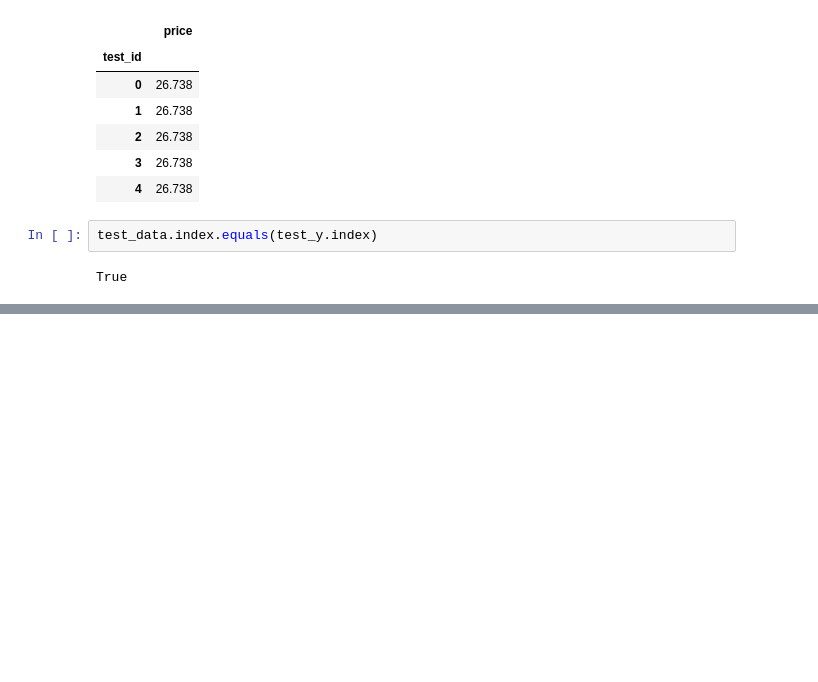
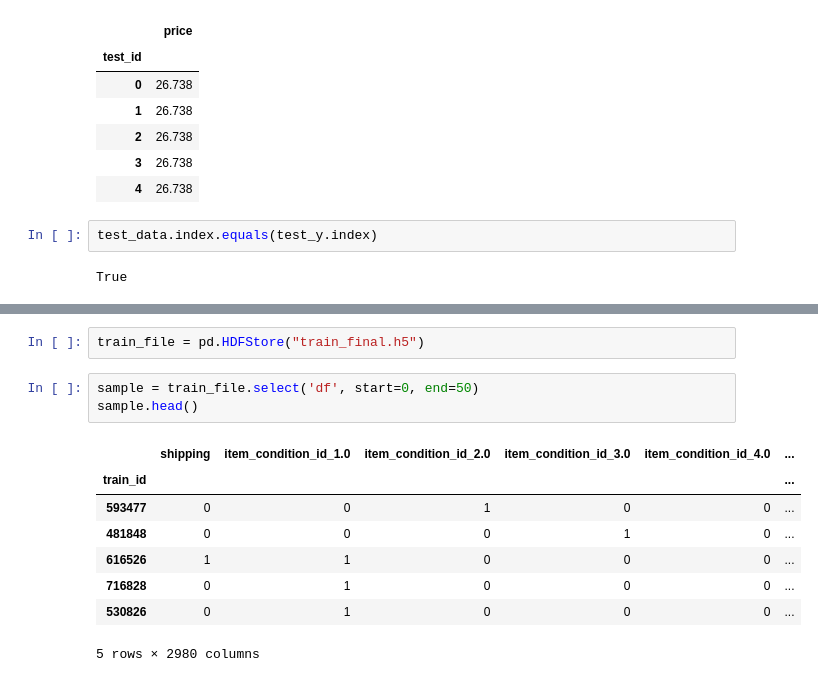
Before and after one commit to risoo10/mercari-price-prediction, a Jupyter notebook: notebooks/Predspracovanie.ipynb, the cells around one changed output, grey strips where cells are left out. Drawn from its saved outputs; the diff is of its cells as text; blank space fills up the shorter version.

```diff
--- a/notebooks/Predspracovanie.ipynb
+++ b/notebooks/Predspracovanie.ipynb
@@ -480,0 +532,14 @@ True
+# %%
+train_file = pd.HDFStore("train_final.h5")
+# %%
+sample = train_file.select('df', start=0, end=50)
+sample.head()
+# %% [output]
+|  | shipping | item_condition_id_1.0 | item_condition_id_2.0 | item_condition_id_3.0 | item_condition_id_4.0 | ... |
+| train_id |  |  |  |  |  | ... |
+| 593477 | 0 | 0 | 1 | 0 | 0 | ... |
+| 481848 | 0 | 0 | 0 | 1 | 0 | ... |
+| 616526 | 1 | 1 | 0 | 0 | 0 | ... |
+| 716828 | 0 | 1 | 0 | 0 | 0 | ... |
+| 530826 | 0 | 1 | 0 | 0 | 0 | ... |
+5 rows × 2980 columns
```
Also changed, not shown: parts of 37 cells of this notebook, 5 other files.
